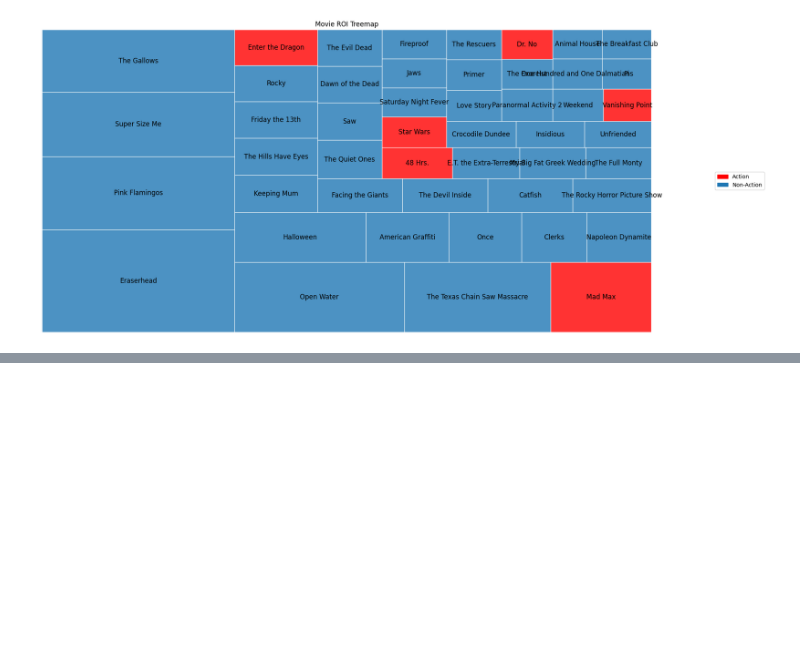
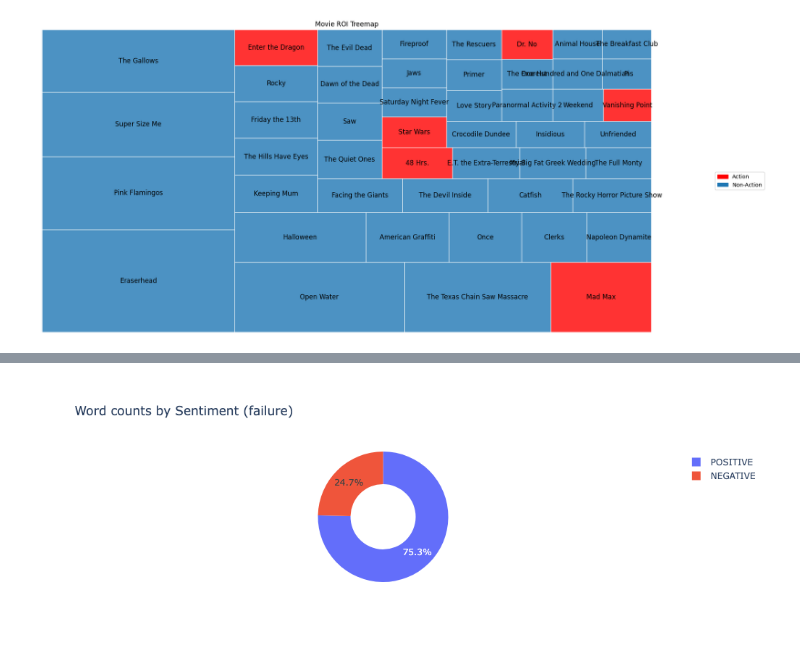
Before and after one commit to canxiu-zhang/ML_YUniv, a Jupyter notebook: ml_1010/ind_projects/ind1_Movie_ROI_visulization.ipynb, the cells around one changed output, grey strips where cells are left out. Saved outputs shown, nothing was run; the diff lists cells and outputs as text; code cells hidden in the pictures; blank space fills up the shorter version.

```diff
--- a/ml_1010/ind_projects/ind1_Movie_ROI_visulization.ipynb
+++ b/ml_1010/ind_projects/ind1_Movie_ROI_visulization.ipynb
@@ -529,0 +894,19 @@ ax.axis('off')
+# %%
+import plotly.express as px
+import pandas as pd
+
+# Create sample data
+failure_data = pd.DataFrame({
+    'Sentiment': ['NEGATIVE', 'POSITIVE'],
+    'Counts': [sum(1 for l in failure_labels if l == 'NEGATIVE'), sum(1 for l in failure_labels if l == 'POSITIVE')]
+})
+
+# Create pie chart
+fig = px.pie(failure_data, values='Counts', names='Sentiment',
+             title='Word counts by Sentiment (failure)',
+             hole=0.5)
+
+# Show figure
+fig.show()
+# %% [output]
+[figure, added]
```
Also changed, not shown: parts of 40 cells of this notebook.
